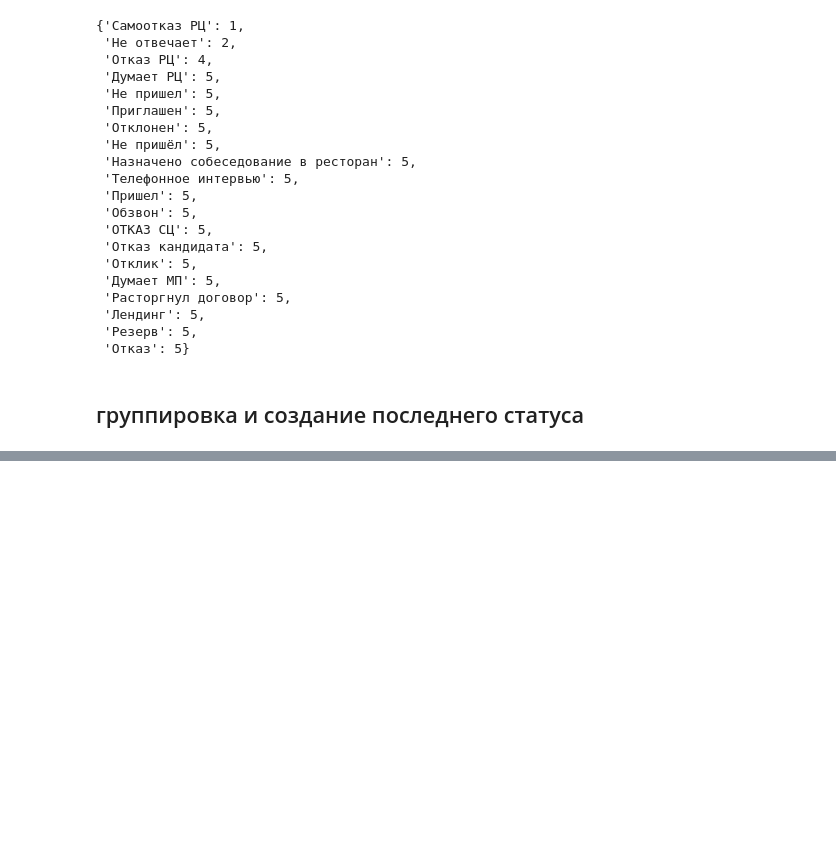
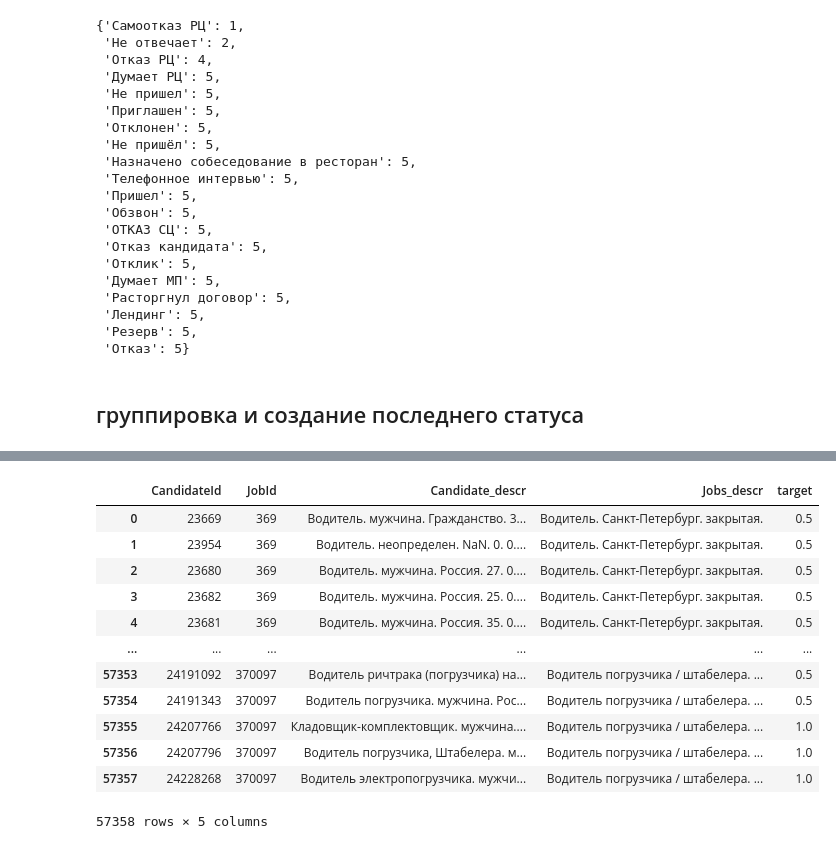
Before and after one commit to IlyaKuprik/skolkovo-hack, a Jupyter notebook: preprocessing_data.ipynb, the cells around one changed output, grey strips where cells are left out. Cells and saved outputs as stored; diff of their text form; code cells hidden in the pictures; blank space fills up the shorter version.

```diff
--- a/preprocessing_data.ipynb
+++ b/preprocessing_data.ipynb
@@ -76,7 +94,7 @@ df.Sex = df.Sex\
     .where(~(df.Sex == 2), other='мужчина')\
     .where(~(df.Sex == 1), other='женщина')\
     .where(~(df.Sex == 0), other='неопределен')
-df = df.fillna('NaN').astype(str).add('. ').sum(axis=1).reset_index()
+df = df.fillna('NaN').astype(str).drop(columns = ["Status"]).add('. ').sum(axis=1).reset_index()
 
 status_jobs = pd.DataFrame([[1, 'открытая'], [2, 'закрытая'], [3, 'приостановленная'], [4, 'отменена'], [5, 'черновик']],
                           columns = ['Status', 'name_status'])
@@ -98,5 +116,21 @@ job_user_tokens_with_id = job_user_tokens2\
 merged_descriptions_targets_ids = job_user_tokens_with_id.merge(grouped_with_ids_target, on = ['JobId', 'CandidateId'], how = 'inner')
 merged_descriptions_targets_ids.columns = ["CandidateId", "JobId", "Candidate_descr", "Jobs_descr", "target"]
 merged_descriptions_targets_ids = merged_descriptions_targets_ids.fillna(1/2)
+# %%
+merged_descriptions_targets_ids
+# %% [output]
+|  | CandidateId | JobId | Candidate_descr | Jobs_descr | target |
+| 0 | 23669 | 369 | Водитель. мужчина. Гражданство. 3... | Водитель. Санкт-Петербург. закрытая. | 0.5 |
+| 1 | 23954 | 369 | Водитель. неопределен. NaN. 0. 0.... | Водитель. Санкт-Петербург. закрытая. | 0.5 |
+| 2 | 23680 | 369 | Водитель. мужчина. Россия. 27. 0.... | Водитель. Санкт-Петербург. закрытая. | 0.5 |
+| 3 | 23682 | 369 | Водитель. мужчина. Россия. 25. 0.... | Водитель. Санкт-Петербург. закрытая. | 0.5 |
+| 4 | 23681 | 369 | Водитель. мужчина. Россия. 35. 0.... | Водитель. Санкт-Петербург. закрытая. | 0.5 |
+| ... | ... | ... | ... | ... | ... |
+| 57353 | 24191092 | 370097 | Водитель ричтрака (погрузчика) на... | Водитель погрузчика / штабелера. ... | 0.5 |
+| 57354 | 24191343 | 370097 | Водитель погрузчика. мужчина. Рос... | Водитель погрузчика / штабелера. ... | 0.5 |
+| 57355 | 24207766 | 370097 | Кладовщик-комплектовщик. мужчина.... | Водитель погрузчика / штабелера. ... | 1.0 |
+| 57356 | 24207796 | 370097 | Водитель погрузчика, Штабелера. м... | Водитель погрузчика / штабелера. ... | 1.0 |
+| 57357 | 24228268 | 370097 | Водитель электропогрузчика. мужчи... | Водитель погрузчика / штабелера. ... | 1.0 |
+57358 rows × 5 columns
 # %%
 merged_descriptions_targets_ids.to_csv('preprocess_data.csv')
```
Also changed, not shown: parts of 3 cells of this notebook.
